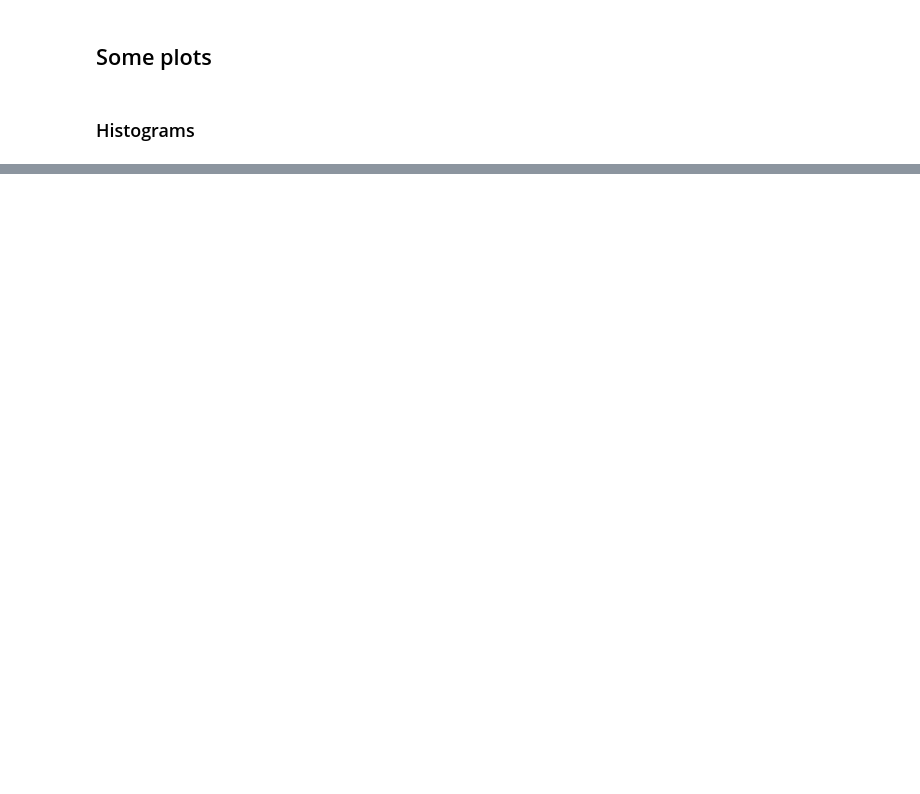
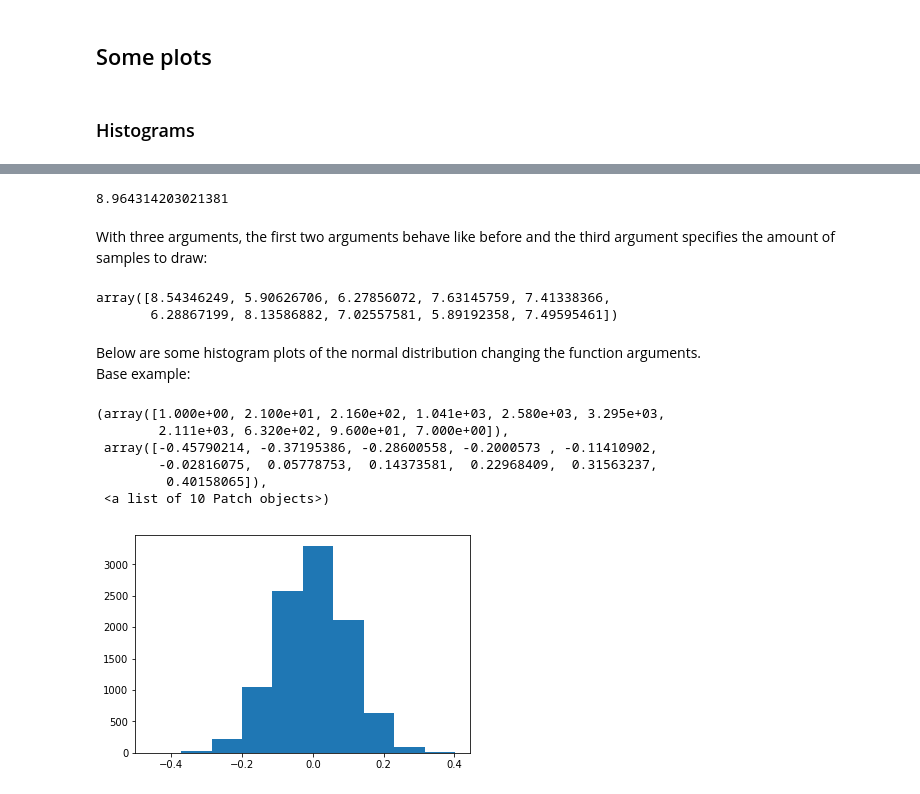
Before and after one commit to cadel560x/EmergingTechAssignments, a Jupyter notebook: numpy-random.ipynb, the cells around one changed output, grey strips where cells are left out. Saved outputs shown, nothing was run; the diff lists cells and outputs as text; code cells hidden in the pictures; blank space fills up the shorter version.

```diff
--- a/numpy-random.ipynb
+++ b/numpy-random.ipynb
@@ -83,0 +128,25 @@ np.random.uniform(0.0, 100.0)
+# %%
+np.random.normal(7,1)
+# %% [output]
+8.964314203021381
+# %% [markdown]
+With three arguments, the first two arguments behave like before and the third argument specifies the amount of samples to draw:
+# %%
+np.random.normal(7,1,10)
+# %% [output]
+array([8.54346249, 5.90626706, 6.27856072, 7.63145759, 7.41338366,
+       6.28867199, 8.13586882, 7.02557581, 5.89192358, 7.49595461])
+# %% [markdown]
+Below are some histogram plots of the normal distribution changing the function arguments.
+Base example:
+# %%
+x = np.random.normal(0,0.1,10000)
+plt.hist(x)
+# %% [output]
+(array([1.000e+00, 2.100e+01, 2.160e+02, 1.041e+03, 2.580e+03, 3.295e+03,
+        2.111e+03, 6.320e+02, 9.600e+01, 7.000e+00]),
+ array([-0.45790214, -0.37195386, -0.28600558, -0.2000573 , -0.11410902,
+        -0.02816075,  0.05778753,  0.14373581,  0.22968409,  0.31563237,
+         0.40158065]),
+ <a list of 10 Patch objects>)
+[figure, added]
```
Also changed, not shown: parts of 25 cells of this notebook.
